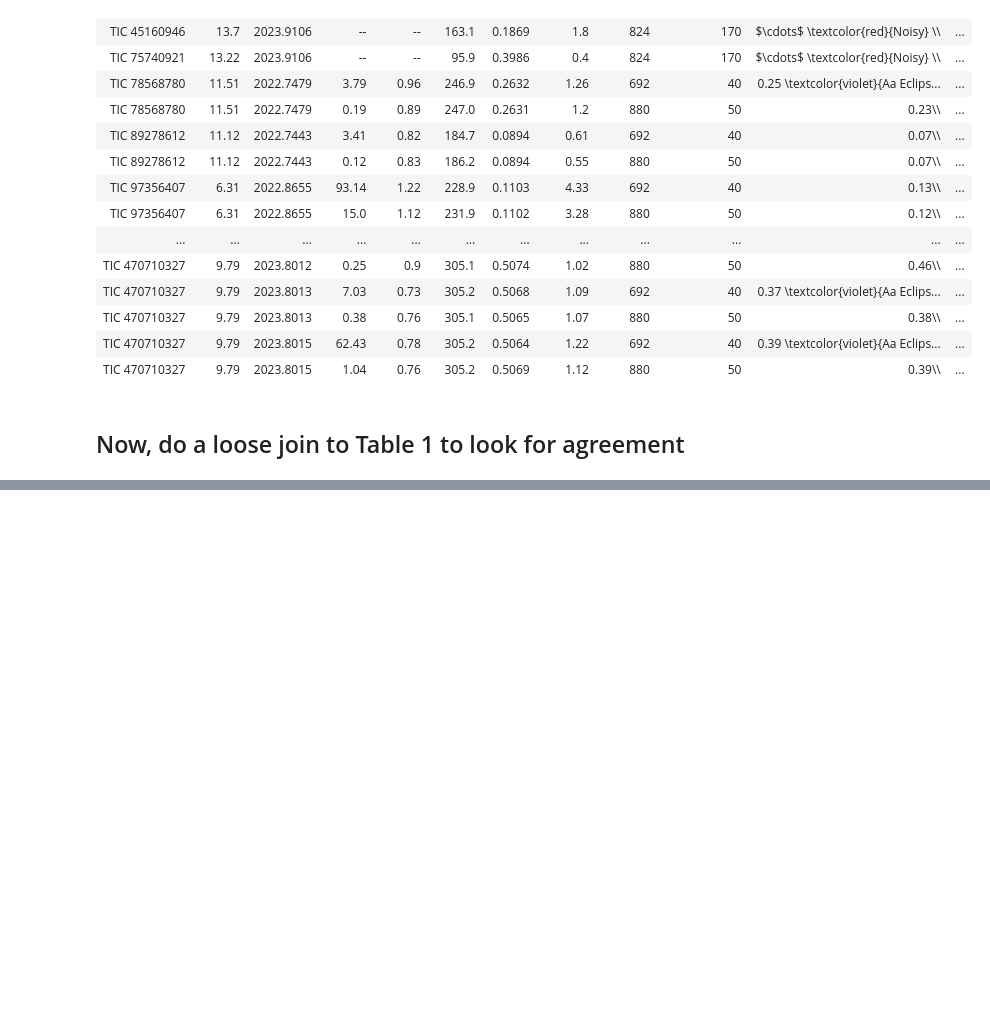
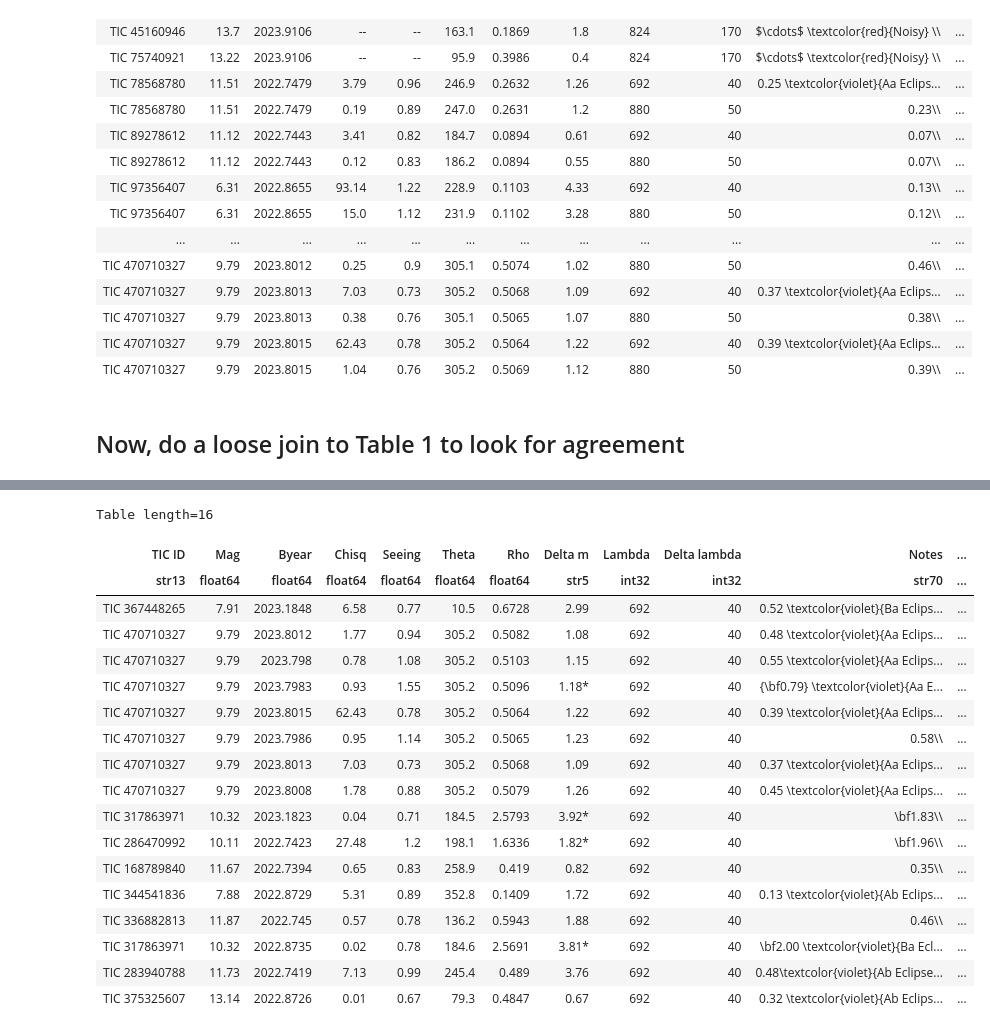
Before and after one commit to CvillePaul/Work, a Jupyter notebook: 2024-07-09 Verify eclipses in paper/Verify eclipses.ipynb, the cells around one changed output, grey strips where cells are left out. Saved outputs shown, nothing was run; the diff lists cells and outputs as text; code cells hidden in the pictures; blank space fills up the shorter version.

Commit message:
feat: added code to verify/look for HRCam eclipses

```diff
--- a/2024-07-09 Verify eclipses in paper/Verify eclipses.ipynb
+++ b/2024-07-09 Verify eclipses in paper/Verify eclipses.ipynb
@@ -66,11 +66,11 @@ for tic_session in tic_sessions:
             continue
         ephem = ephem[0]
         period = ephem["Period"]
-        for comp_letter, component in {"a": "Primary", "b": "Secondary"}.items():
-            if ephem[f"T0 {component}"] > 0 and ephem[f"Duration {component}"] > 0:
-                t0 = float(ephem[f"T0 {component}"]) + 2457000
-                half_duration = ephem[f"Duration {component}"] / 24 / 2
-                depth_name = f"Depth {component}"
+        for comp_letter, system in {"a": "Primary", "b": "Secondary"}.items():
+            if ephem[f"T0 {system}"] > 0 and ephem[f"Duration {system}"] > 0:
+                t0 = float(ephem[f"T0 {system}"]) + 2457000
+                half_duration = ephem[f"Duration {system}"] / 24 / 2
+                depth_name = f"Depth {system}"
                 if depth_text := ephem[depth_name]:
                     depth = int(depth_text) / 1000 # kostov gives depth as ppt
                 else:
@@ -89,7 +89,7 @@ print(len(eclipses), len(tic_sessions))
 eclipses.sort("FOM", reverse=True)
 eclipses.write("tic eclipses.csv", overwrite=True)
 
-list(eclipses["TIC ID"])
+eclipses
 
 # foo = eclipses[["TIC ID", "Member", "Component", "Session Mid JD", "Period", "Half Duration Days", "Depth", "Eclipse Fraction", "FOM"]]
 # foo#[foo["TIC ID"] == "TIC 286470992"]
@@ -216,0 +203,55 @@ sc_id   sc_1    sc_2
+# %%
+byear_tolerance = 0.01
+
+eclipses["Byear"] = eclipses["Session Mid Byear"]
+# tb.join(table_1, eclipses, keys=["TIC ID"], join_funcs={"TIC ID": lambda x, y: x==y}, join_type="outer")#, "Byear": lambda x, y: abs(x - y) < 0.0001})
+
+table_1["DSSI System"] = "xx"
+table_1["DSSI Depth"] = 0.0
+table_1["DSSI Fraction"] = 0.0
+table_1["DSSI FOM"] = 0.0
+
+table_1.sort(["TIC ID", "Byear", "Lambda"])
+
+tic_id, byear = "", 0.0
+for observation in table_1:
+    if (tic_id == observation["TIC ID"]) & (byear == observation["Byear"]):
+        continue # skip duplicate entries in table for different filters
+    tic_id = observation["TIC ID"]
+    byear = observation["Byear"]
+    # print(f"{tic_id} {row["Byear"]}")
+    for eclipse in eclipses[eclipses["TIC ID"] == tic_id]:
+        if abs(eclipse["Byear"] - observation["Byear"]) < byear_tolerance:
+            # print(f"  {eclipse["Session Mid UTC"]}")
+            observation["DSSI System"] = eclipse["Member"] + eclipse["Component"]
+            observation["DSSI Depth"] = eclipse["Depth"]
+            observation["DSSI Fraction"] = eclipse["Eclipse Fraction"]
+            observation["DSSI FOM"] = eclipse["FOM"]
+            break
+
+table_1.sort("DSSI FOM", reverse=True)
+
+table_1[table_1["DSSI Depth"] > 0]
+
+# table_1[table_1["Lambda"] == 824]
+# table_1[table_1["Eclipse"].mask == False]
+# %% [output]
+Table length=16
+| TIC ID | Mag | Byear | Chisq | Seeing | Theta | Rho | Delta m | Lambda | Delta lambda | Notes | ... |
+| str13 | float64 | float64 | float64 | float64 | float64 | float64 | str5 | int32 | int32 | str70 | ... |
+| TIC 367448265 | 7.91 | 2023.1848 | 6.58 | 0.77 | 10.5 | 0.6728 | 2.99 | 692 | 40 | 0.52 \textcolor{violet}{Ba Eclips... | ... |
+| TIC 470710327 | 9.79 | 2023.8012 | 1.77 | 0.94 | 305.2 | 0.5082 | 1.08 | 692 | 40 | 0.48 \textcolor{violet}{Aa Eclips... | ... |
+| TIC 470710327 | 9.79 | 2023.798 | 0.78 | 1.08 | 305.2 | 0.5103 | 1.15 | 692 | 40 | 0.55 \textcolor{violet}{Aa Eclips... | ... |
+| TIC 470710327 | 9.79 | 2023.7983 | 0.93 | 1.55 | 305.2 | 0.5096 | 1.18* | 692 | 40 | {\bf0.79} \textcolor{violet}{Aa E... | ... |
+| TIC 470710327 | 9.79 | 2023.8015 | 62.43 | 0.78 | 305.2 | 0.5064 | 1.22 | 692 | 40 | 0.39 \textcolor{violet}{Aa Eclips... | ... |
+| TIC 470710327 | 9.79 | 2023.7986 | 0.95 | 1.14 | 305.2 | 0.5065 | 1.23 | 692 | 40 | 0.58\\ | ... |
+| TIC 470710327 | 9.79 | 2023.8013 | 7.03 | 0.73 | 305.2 | 0.5068 | 1.09 | 692 | 40 | 0.37 \textcolor{violet}{Aa Eclips... | ... |
+| TIC 470710327 | 9.79 | 2023.8008 | 1.78 | 0.88 | 305.2 | 0.5079 | 1.26 | 692 | 40 | 0.45 \textcolor{violet}{Aa Eclips... | ... |
+| TIC 317863971 | 10.32 | 2023.1823 | 0.04 | 0.71 | 184.5 | 2.5793 | 3.92* | 692 | 40 | \bf1.83\\ | ... |
+| TIC 286470992 | 10.11 | 2022.7423 | 27.48 | 1.2 | 198.1 | 1.6336 | 1.82* | 692 | 40 | \bf1.96\\ | ... |
+| TIC 168789840 | 11.67 | 2022.7394 | 0.65 | 0.83 | 258.9 | 0.419 | 0.82 | 692 | 40 | 0.35\\ | ... |
+| TIC 344541836 | 7.88 | 2022.8729 | 5.31 | 0.89 | 352.8 | 0.1409 | 1.72 | 692 | 40 | 0.13 \textcolor{violet}{Ab Eclips... | ... |
+| TIC 336882813 | 11.87 | 2022.745 | 0.57 | 0.78 | 136.2 | 0.5943 | 1.88 | 692 | 40 | 0.46\\ | ... |
+| TIC 317863971 | 10.32 | 2022.8735 | 0.02 | 0.78 | 184.6 | 2.5691 | 3.81* | 692 | 40 | \bf2.00 \textcolor{violet}{Ba Ecl... | ... |
+| TIC 283940788 | 11.73 | 2022.7419 | 7.13 | 0.99 | 245.4 | 0.489 | 3.76 | 692 | 40 | 0.48\textcolor{violet}{Ab Eclipse... | ... |
+| TIC 375325607 | 13.14 | 2022.8726 | 0.01 | 0.67 | 79.3 | 0.4847 | 0.67 | 692 | 40 | 0.32 \textcolor{violet}{Ab Eclips... | ... |
```
Also changed, not shown: parts of 10 cells of this notebook.
